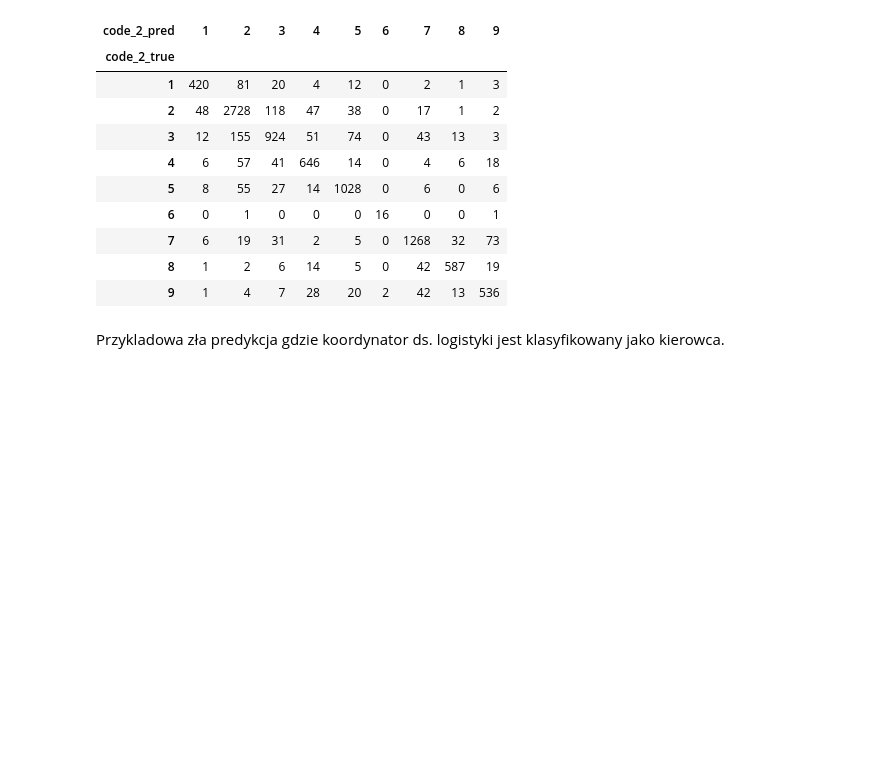
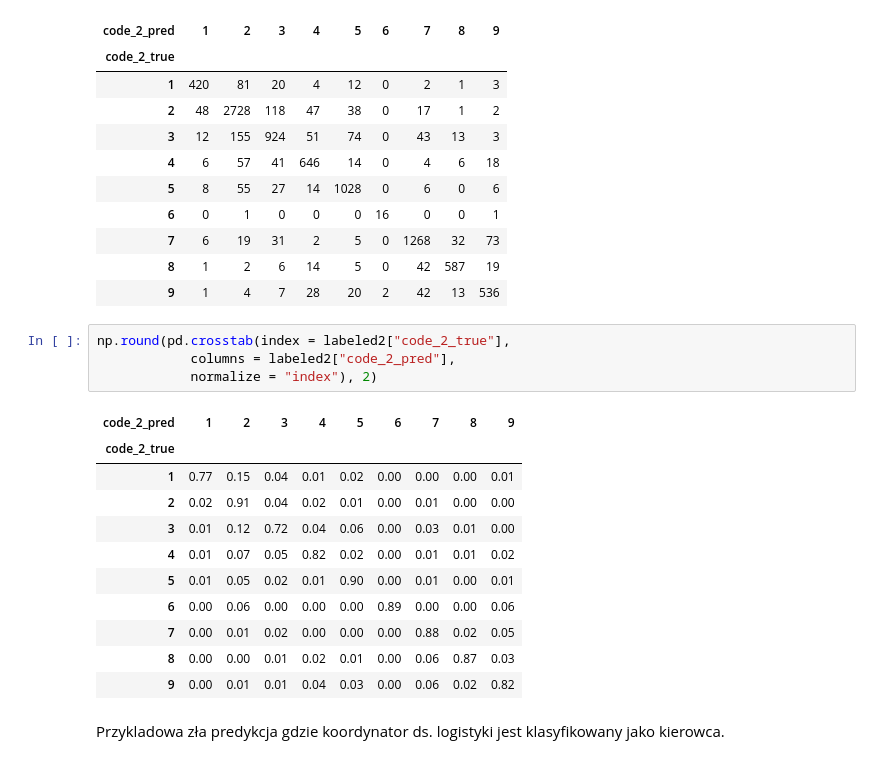
Before and after one commit to ONLABSPL/job-ads-classifier, a Jupyter notebook: job_classification_examples_polski.ipynb, the cells around one changed output. Drawn from its saved outputs; the diff is of its cells as text; blank space fills up the shorter version.

```diff
--- a/job_classification_examples_polski.ipynb
+++ b/job_classification_examples_polski.ipynb
@@ -384,6 +384,22 @@ pd.crosstab(index = labeled2["code_2_true"],
 | 7 | 6 | 19 | 31 | 2 | 5 | 0 | 1268 | 32 | 73 |
 | 8 | 1 | 2 | 6 | 14 | 5 | 0 | 42 | 587 | 19 |
 | 9 | 1 | 4 | 7 | 28 | 20 | 2 | 42 | 13 | 536 |
+# %%
+np.round(pd.crosstab(index = labeled2["code_2_true"],
+            columns = labeled2["code_2_pred"],
+            normalize = "index"), 2)
+# %% [output]
+| code_2_pred | 1 | 2 | 3 | 4 | 5 | 6 | 7 | 8 | 9 |
+| code_2_true |  |  |  |  |  |  |  |  |  |
+| 1 | 0.77 | 0.15 | 0.04 | 0.01 | 0.02 | 0.00 | 0.00 | 0.00 | 0.01 |
+| 2 | 0.02 | 0.91 | 0.04 | 0.02 | 0.01 | 0.00 | 0.01 | 0.00 | 0.00 |
+| 3 | 0.01 | 0.12 | 0.72 | 0.04 | 0.06 | 0.00 | 0.03 | 0.01 | 0.00 |
+| 4 | 0.01 | 0.07 | 0.05 | 0.82 | 0.02 | 0.00 | 0.01 | 0.01 | 0.02 |
+| 5 | 0.01 | 0.05 | 0.02 | 0.01 | 0.90 | 0.00 | 0.01 | 0.00 | 0.01 |
+| 6 | 0.00 | 0.06 | 0.00 | 0.00 | 0.00 | 0.89 | 0.00 | 0.00 | 0.06 |
+| 7 | 0.00 | 0.01 | 0.02 | 0.00 | 0.00 | 0.00 | 0.88 | 0.02 | 0.05 |
+| 8 | 0.00 | 0.00 | 0.01 | 0.02 | 0.01 | 0.00 | 0.06 | 0.87 | 0.03 |
+| 9 | 0.00 | 0.01 | 0.01 | 0.04 | 0.03 | 0.00 | 0.06 | 0.02 | 0.82 |
 # %% [markdown]
 Przykladowa zła predykcja gdzie koordynator ds. logistyki jest klasyfikowany jako kierowca.
 # %%
```
Also changed, not shown: parts of 1 cell of this notebook.
